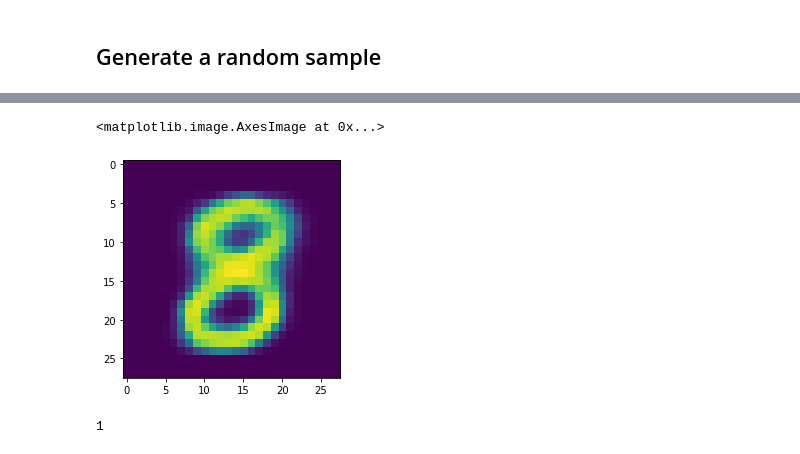
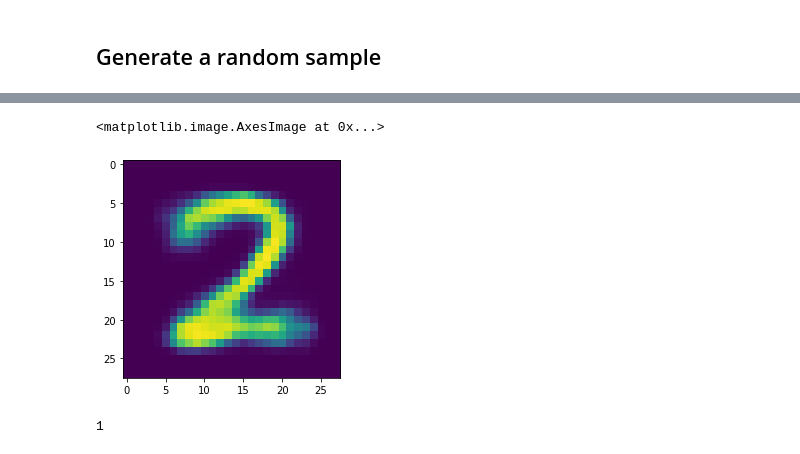
Before and after one commit to inwaves/probml, a Jupyter notebook: VAE.ipynb, the cells around one changed output, grey strips where cells are left out. Drawn from its saved outputs; the diff is of its cells as text; code cells hidden in the pictures.

```diff
--- a/VAE.ipynb
+++ b/VAE.ipynb
@@ -303,14 +416,14 @@ simple_vae.load_state_dict(torch.load("4-dim-100-epoch.pt"))
 # %%
-z = torch.randn(4).unsqueeze(1).T
-y = [8]
+y = [2]
 y_t = one_hot_encode(y, 10)
 
+
 rec_image = autoencoder.f(z, y_t).detach().numpy()
+
+plt.imshow(rec_image[0][0])
+# %% [output]
+<matplotlib.image.AxesImage at 0x...>
+[figure, added]
-# %%
-plt.imshow(rec_image[0][0])
-# %% [output]
-<matplotlib.image.AxesImage at 0x...>
-[figure, removed]
 # %%
 img, lbl = mnist[random.randrange(0, len(mnist))]
 
```
Also changed, not shown: parts of 19 cells of this notebook, 10 other files.
